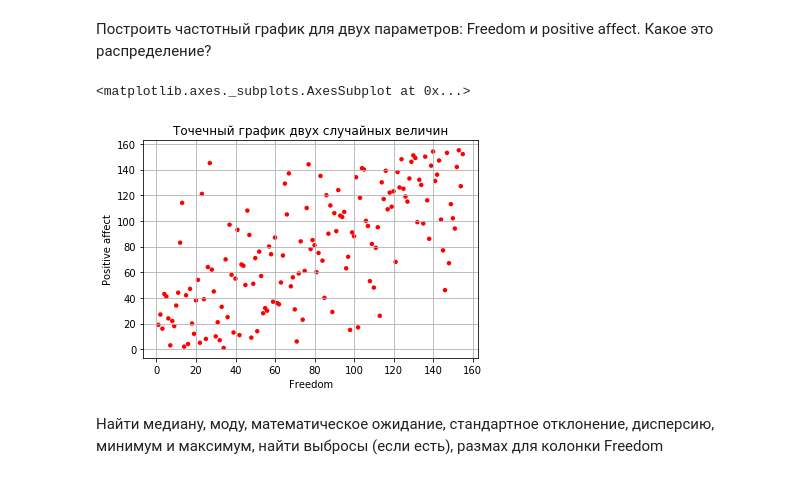
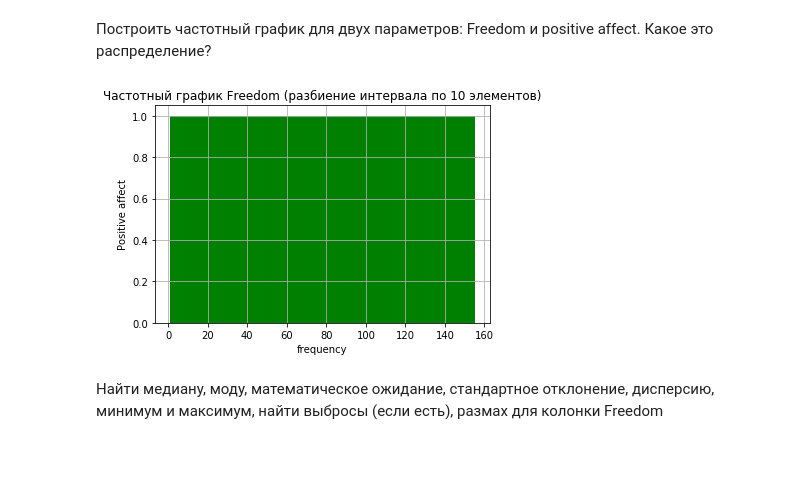
Before and after one commit to DmitryTrufanov/pyda-10-hw-18, a Jupyter notebook: homework-3.ipynb, the cells around one changed output. Saved outputs shown, nothing was run; the diff lists cells and outputs as text; code cells hidden in the pictures.

```diff
--- a/homework-3.ipynb
+++ b/homework-3.ipynb
@@ -117,11 +117,19 @@ len(df1['Freedom'])
 155
 # %% [markdown]
 Построить частотный график для двух параметров: Freedom и positive affect. Какое это распределение?
-# %%
-df1.plot.scatter(x = 'Freedom', y = 'Positive affect', c='red', edgecolors='none', grid=True, title='Точечный график двух случайных величин')
-# %% [output]
-<matplotlib.axes._subplots.AxesSubplot at 0x...>
-[figure, removed]
+# %%
+x = df1['Freedom']
+
+n, bins, patches = plt.hist(df1['Positive affect'], len(df1['Freedom']), facecolor='g')
+
+
+plt.xlabel('frequency')
+plt.ylabel('Positive affect')
+plt.title('Частотный график Freedom (разбиение интервала по 10 элементов)')
+plt.grid(True)
+plt.show()
+# %% [output]
+[figure, added]
 # %% [markdown]
 Найти медиану, моду, математическое ожидание, стандартное отклонение,  дисперсию, минимум и максимум, найти выбросы (если есть), размах для колонки Freedom
 # %%
```
Also changed, not shown: parts of 11 cells of this notebook.
